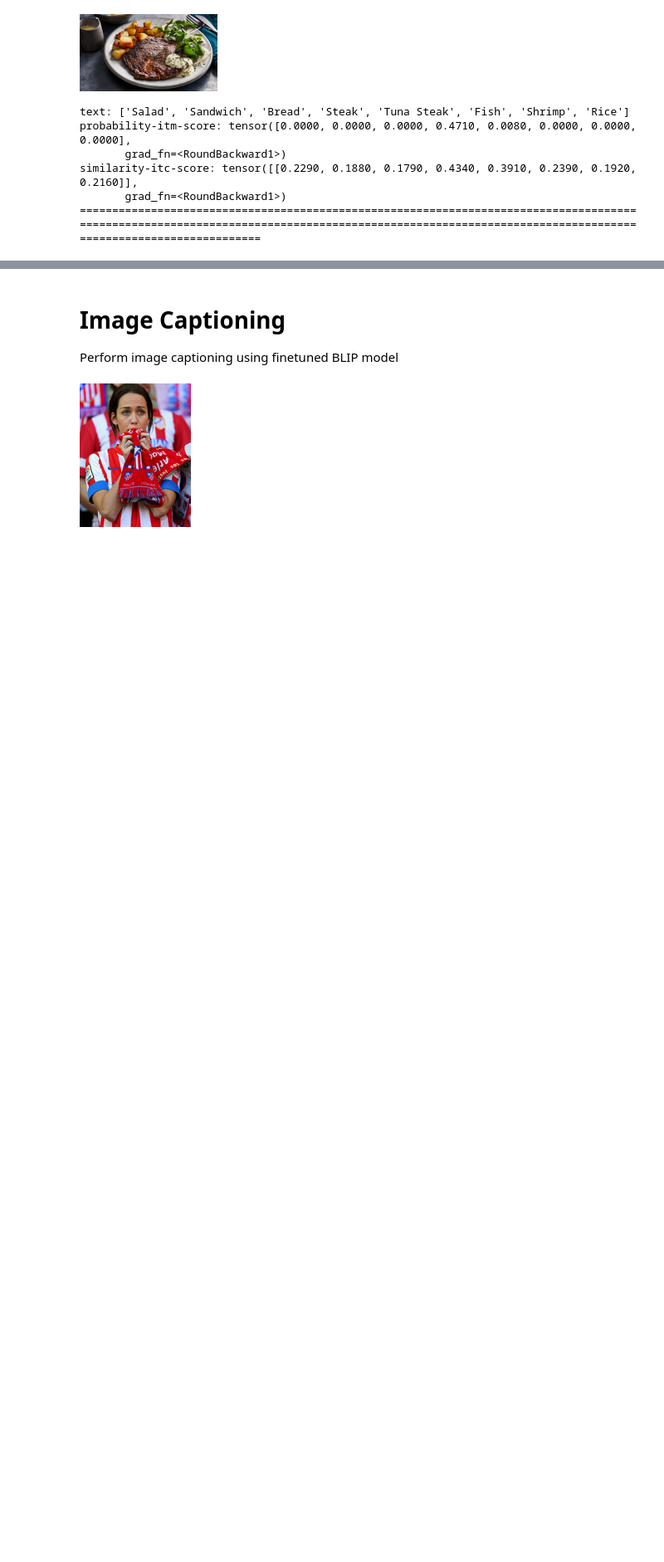
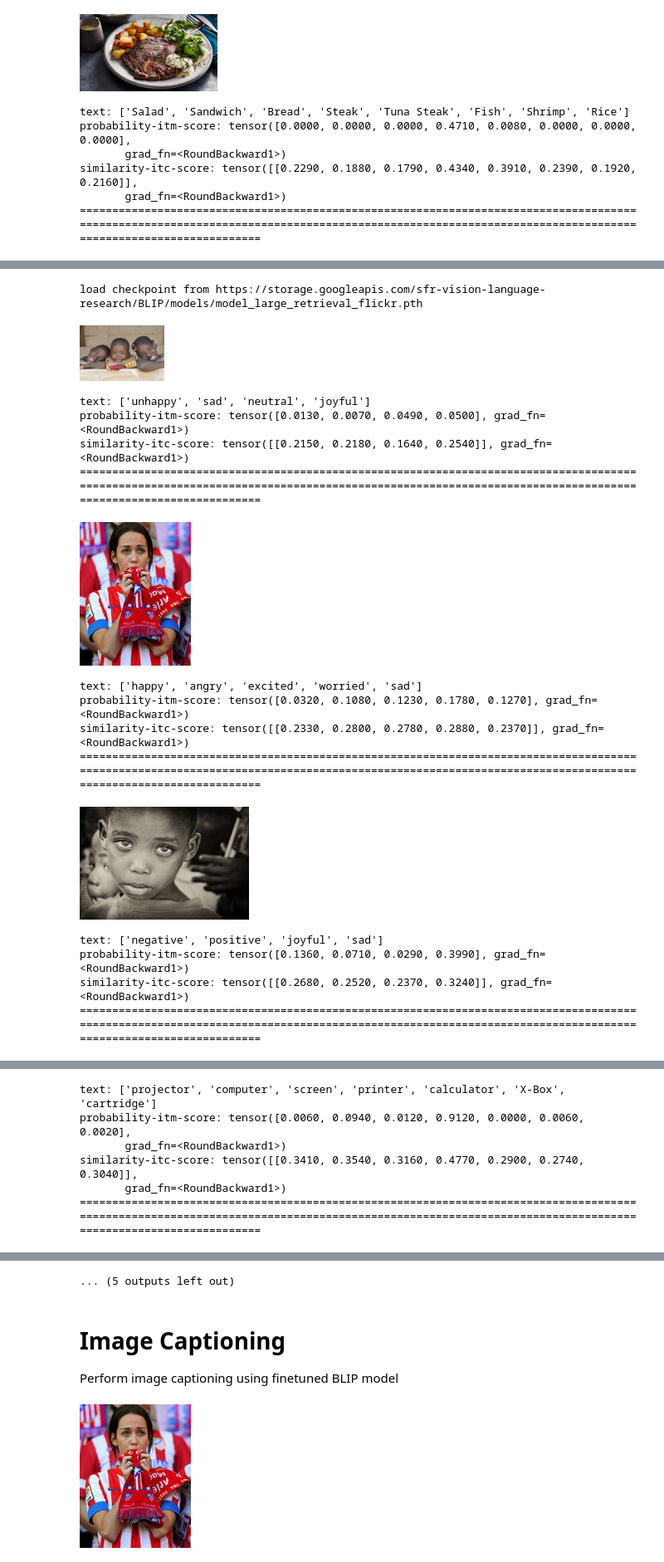
Before and after one commit to russell-ai/SOTA, a Jupyter notebook: blip_itm.ipynb, the cells around one changed output, grey strips where cells are left out. Shown at 83% size. Cells and saved outputs as stored; diff of their text form; code cells hidden in the pictures; blank space fills up the shorter version.

```diff
--- a/blip_itm.ipynb
+++ b/blip_itm.ipynb
@@ -38,17 +40,25 @@ device = torch.device('cuda' if torch.cuda.is_available() else 'cpu')
 model_url = 'https://storage.googleapis.com/sfr-vision-language-research/BLIP/models/model_base_retrieval_coco.pth'
 # %%
 urls = [
+    "https://media.istockphoto.com/photos/gorgeous-african-black-children-portrait-smiling-and-laughing-picture-id909126464?k=20&m=909126464&s=170667a&w=0&h=9j7215FAtGWJVu7cVo4AXleR6T07QIxAck9VavHGLis=",
     "http://im.rediff.com/sports/2014/may/25fans4.jpg", # Emotion
+    "https://cutewallpaper.org/24/images-of-sad-people/you%E2%80%A6with-the-sad-eyes-you-are-beautiful-by-barri-sambaris-write--medium.jpeg",
     "https://m.media-amazon.com/images/I/615Kr5gtGhL._SL1500_.jpg", # inventory
+    "https://5.imimg.com/data5/RM/FM/MY-67226295/mens-brown-formal-leather-shoes-500x500.jpg",
     "https://i4.hurimg.com/i/hurriyet/75/866x494/632777c84e3fe1167045b304.jpg", # Brand
+    "https://www.theglobeandmail.com/resizer/9IqQqyTnsmIsZVChXReUKeO78ZQ=/600x0/filters:quality(80):format(jpeg)/cloudfront-us-east-1.images.arcpublishing.com/tgam/2XCT3JN7ZRGMNAFSMZM2RSTH2I.jpeg",
     "https://ichef.bbci.co.uk/food/ic/food_16x9_832/recipes/rib-eye_steak_with_61963_16x9.jpg" # Food
     ]
 # %%
 # ground-truths are 4th. one in each list.
 captions = [
+            ["unhappy", "sad", "neutral", "joyful"],
             ["happy", "angry", "excited", "worried", "sad"],
+            ["negative", "positive", "joyful", "sad"],
             ["projector", "computer","screen", "printer", "calculator", "X-Box", "cartridge"],
+            ["sport shoes", "walking shoe", "heeled shoes", "patent leather shoes", "boot"],
             ["mercedes", "audio","bmw", "toyota", "honda", "alfa romeo", "chevrolet"],
+            ["Volkswagen", "Toyota", "audio", "Honda", "mercedes"],
             ["Salad", "Sandwich","Bread", "Steak", "Tuna Steak", "Fish", "Shrimp", "Rice"]
         ]
 # %%
@@ -223,0 +236,33 @@ similarity-itc-score: tensor([[0.2290, 0.1880, 0.1790, 0.4340, 0.3910, 0.2390, 0
+# %%
+from models.blip_itm import blip_itm
+
+model = blip_itm(pretrained=model_url, image_size=image_size, vit='large')
+model.eval()
+model = model.to(device='cpu')
+
+for img_url, caption in zip(urls, captions):
+    image = load_demo_image(image_size=image_size, device=device, img_url=img_url)
+    print('text: %s' %caption)
+    itm_output = model(image,caption,match_head='itm')
+    itm_score = torch.nn.functional.softmax(itm_output,dim=1)[:,1]
+    print(f'probability-itm-score: {torch.round(itm_score,decimals=3)}')
+    itc_score = model(image,caption,match_head='itc')
+    print(f'similarity-itc-score: {torch.round(itc_score,decimals=3)}')
+    print("=="*100)
+# %% [output]
+load checkpoint from https://storage.googleapis.com/sfr-vision-language-research/BLIP/models/model_large_retrieval_flickr.pth
+[figure, added]
+text: ['unhappy', 'sad', 'neutral', 'joyful']
+probability-itm-score: tensor([0.0130, 0.0070, 0.0490, 0.0500], grad_fn=<RoundBackward1>)
+similarity-itc-score: tensor([[0.2150, 0.2180, 0.1640, 0.2540]], grad_fn=<RoundBackward1>)
+========================================================================================================================================================================================================
+[figure, added]
+text: ['happy', 'angry', 'excited', 'worried', 'sad']
+probability-itm-score: tensor([0.0320, 0.1080, 0.1230, 0.1780, 0.1270], grad_fn=<RoundBackward1>)
+similarity-itc-score: tensor([[0.2330, 0.2800, 0.2780, 0.2880, 0.2370]], grad_fn=<RoundBackward1>)
+========================================================================================================================================================================================================
+[figure, added]
+text: ['negative', 'positive', 'joyful', 'sad']
+probability-itm-score: tensor([0.1360, 0.0710, 0.0290, 0.3990], grad_fn=<RoundBackward1>)
+similarity-itc-score: tensor([[0.2680, 0.2520, 0.2370, 0.3240]], grad_fn=<RoundBackward1>)
+========================================================================================================================================================================================================
@@ -223,0 +270,6 @@ similarity-itc-score: tensor([[0.2290, 0.1880, 0.1790, 0.4340, 0.3910, 0.2390, 0
+text: ['projector', 'computer', 'screen', 'printer', 'calculator', 'X-Box', 'cartridge']
+probability-itm-score: tensor([0.0060, 0.0940, 0.0120, 0.9120, 0.0000, 0.0060, 0.0020],
+       grad_fn=<RoundBackward1>)
+similarity-itc-score: tensor([[0.3410, 0.3540, 0.3160, 0.4770, 0.2900, 0.2740, 0.3040]],
+       grad_fn=<RoundBackward1>)
+========================================================================================================================================================================================================
@@ -224,3 +282,4 @@ similarity-itc-score: tensor([[0.2290, 0.1880, 0.1790, 0.4340, 0.3910, 0.2390, 0
+... (5 outputs left out)
 # %% [markdown]
 # Image Captioning
 Perform image captioning using finetuned BLIP model
```
Also changed, not shown: parts of 9 cells of this notebook.
